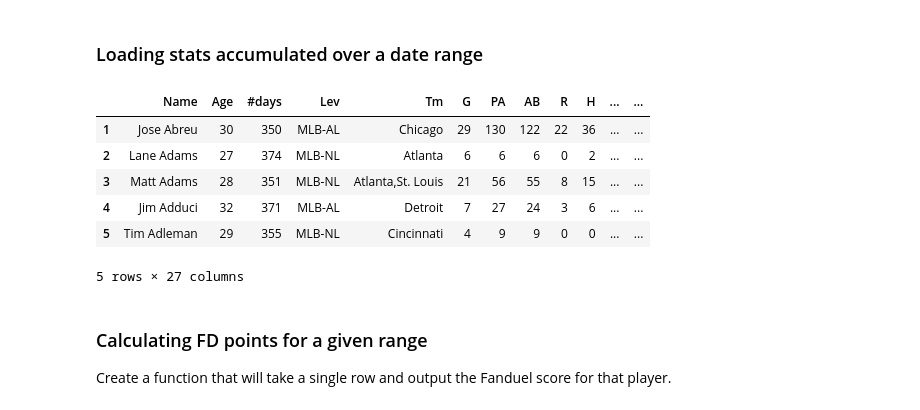
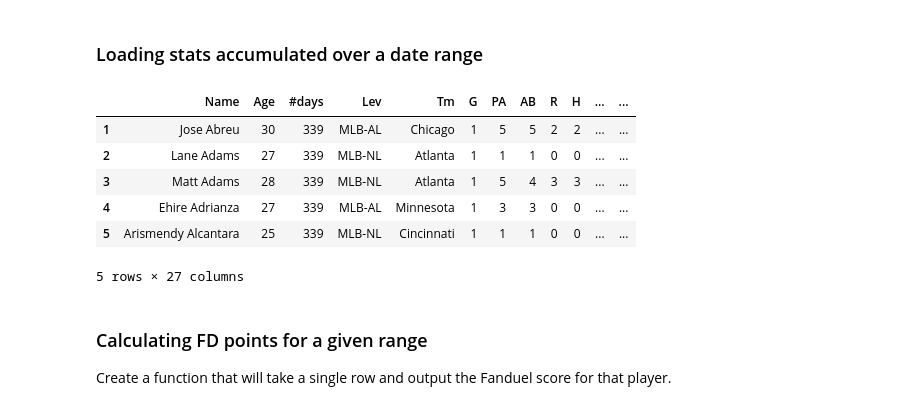
Before and after one commit to mdrews93/FantasyBaseball, a Jupyter notebook: Pybaseball-Exploration.ipynb, the cells around one changed output. Drawn from its saved outputs; the diff is of its cells as text; code cells hidden in the pictures.

```diff
--- a/Pybaseball-Exploration.ipynb
+++ b/Pybaseball-Exploration.ipynb
@@ -8,15 +9,15 @@ import datetime
 # %% [markdown]
 ### Loading stats accumulated over a date range
 # %%
-data = batting_stats_range('2017-05-01', '2017-06-01')
+data = batting_stats_range('2017-06-12', '2017-06-12')
 data.head()
 # %% [output]
 |  | Name | Age | #days | Lev | Tm | G | PA | AB | R | H | ... | ... |
-| 1 | Jose Abreu | 30 | 350 | MLB-AL | Chicago | 29 | 130 | 122 | 22 | 36 | ... | ... |
-| 2 | Lane Adams | 27 | 374 | MLB-NL | Atlanta | 6 | 6 | 6 | 0 | 2 | ... | ... |
-| 3 | Matt Adams | 28 | 351 | MLB-NL | Atlanta,St. Louis | 21 | 56 | 55 | 8 | 15 | ... | ... |
-| 4 | Jim Adduci | 32 | 371 | MLB-AL | Detroit | 7 | 27 | 24 | 3 | 6 | ... | ... |
-| 5 | Tim Adleman | 29 | 355 | MLB-NL | Cincinnati | 4 | 9 | 9 | 0 | 0 | ... | ... |
+| 1 | Jose Abreu | 30 | 339 | MLB-AL | Chicago | 1 | 5 | 5 | 2 | 2 | ... | ... |
+| 2 | Lane Adams | 27 | 339 | MLB-NL | Atlanta | 1 | 1 | 1 | 0 | 0 | ... | ... |
+| 3 | Matt Adams | 28 | 339 | MLB-NL | Atlanta | 1 | 5 | 4 | 3 | 3 | ... | ... |
+| 4 | Ehire Adrianza | 27 | 339 | MLB-AL | Minnesota | 1 | 3 | 3 | 0 | 0 | ... | ... |
+| 5 | Arismendy Alcantara | 25 | 339 | MLB-NL | Cincinnati | 1 | 1 | 1 | 0 | 0 | ... | ... |
 5 rows × 27 columns
 # %% [markdown]
 ### Calculating FD points for a given range
```
Also changed, not shown: parts of 15 cells of this notebook.
